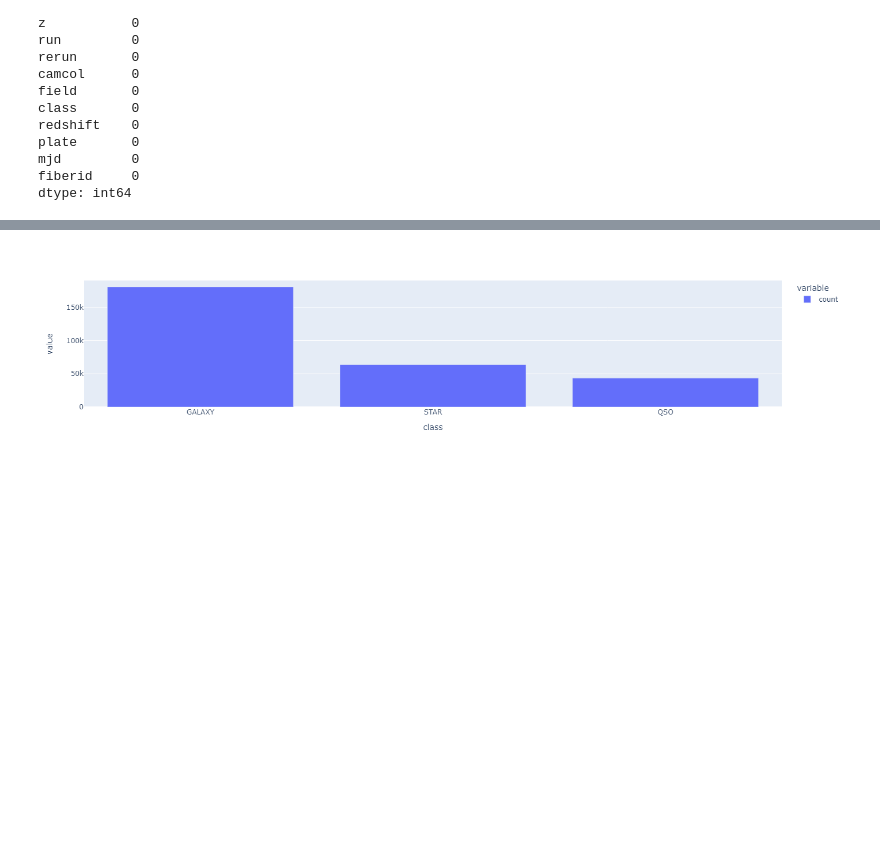
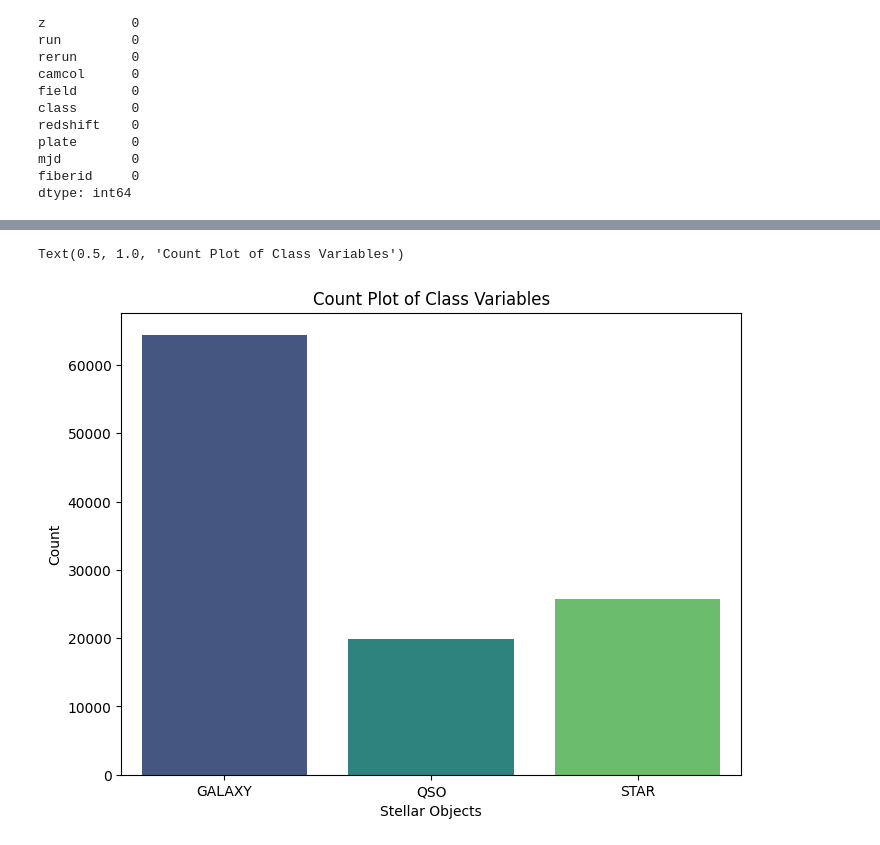
Before and after one commit to harshith-nikhil/CosmicClassification, a Jupyter notebook: Project.ipynb, the cells around one changed output, grey strips where cells are left out. Drawn from its saved outputs; the diff is of its cells as text; code cells hidden in the pictures; blank space fills up the shorter version.

```diff
--- a/Project.ipynb
+++ b/Project.ipynb
@@ -114,6 +74,6 @@ memory usage: 14.0+ MB
 # %%
-data=pd.concat([dr17, dr16, dr14, dr12], ignore_index=True)
-data
+df=pd.concat([dr17, dr14], ignore_index=True)
+df
 # %% [output]
 |  | objid | ra | dec | u | g | r | i | z | run | rerun | camcol | ... |
 | 0 | 1.237661e+18 | 135.689107 | 32.494632 | 23.87882 | 22.27530 | 20.39501 | 19.16573 | 18.79371 | 3606 | 301 | 2 | ... |
@@ -154,4 +112,7 @@ import plotly.express as px
 # %%
-counts=data['class'].value_counts()
-px.bar(counts)
+plt.figure(figsize=(8, 6))
+sns.countplot(data=df, x='class', palette='viridis')
+plt.xlabel('Stellar Objects')
+plt.ylabel('Count')
+plt.title('Count Plot of Class Variables')
 # %% [output]
@@ -159 +119,2 @@ px.bar(counts)
+Text(0.5, 1.0, 'Count Plot of Class Variables')
-[figure, old version]
+[figure, new version]
```
Also changed, not shown: parts of 40 cells of this notebook, 1 other file.
